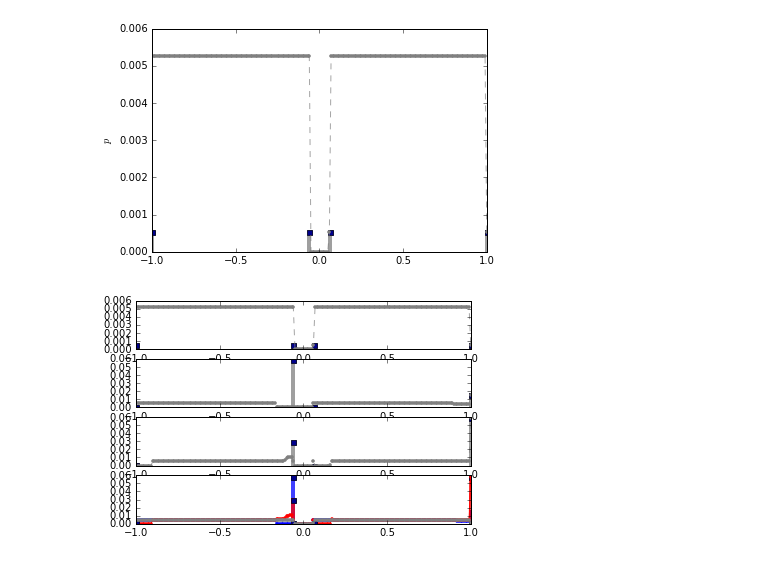
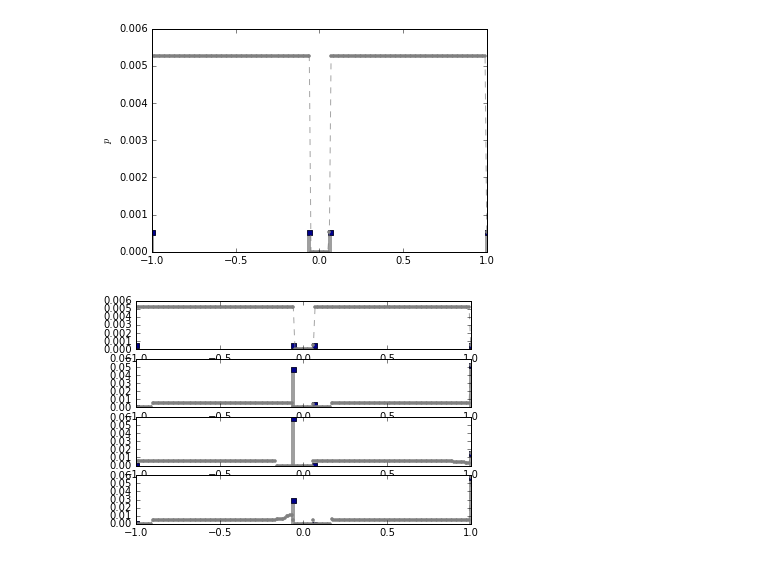
Before and after one commit to goretkin/tactile-pomdp, a Jupyter notebook: 1d-example-jig-object-relative.ipynb, the cells around one changed output. Drawn from its saved outputs; the diff is of its cells as text; code cells hidden in the pictures.

Commit message:
document a bug in how I wrote the observation model

```diff
--- a/1d-example-jig-object-relative.ipynb
+++ b/1d-example-jig-object-relative.ipynb
@@ -978,0 +965,19 @@ b2 = obs_act_update(
+# %%
+action = GuardedVelocity(-1.0)
+duration = 0.1
+
+b_prior = action.propogate_belief(b, dt=duration)
+
+b_post_stuck_and_force = obs_act_update(
+        b,
+        displacement_observation=0.0,
+        force_observation=3.0,
+        action=action,
+        duration=duration)
+
+b_post_moved_and_noforce = obs_act_update(
+        b,
+        displacement_observation=-0.1,
+        force_observation=0.0,
+        action=action,
+        duration=duration)
@@ -979,14 +992,8 @@ b2 = obs_act_update(
 # %%
 fig = plt.gcf()
 
-for i, _b in enumerate([b, b1, b2]):
+for i, _b in enumerate([b, b_prior, b_post_stuck_and_force, b_post_moved_and_noforce]):
     ax = fig.add_subplot(4,1,i+1)
     _b.plot(ax)
-
-ax = fig.add_subplot(4,1,4)
-
-b1.plot(ax, p_metric_kwargs=dict(color='blue'));
-b2.plot(ax, p_metric_kwargs=dict(color='red'));
-b.plot(ax);
 # %% [output]
-[figure, old version]
+[figure, new version]
```
Also changed, not shown: parts of 8 cells of this notebook.
